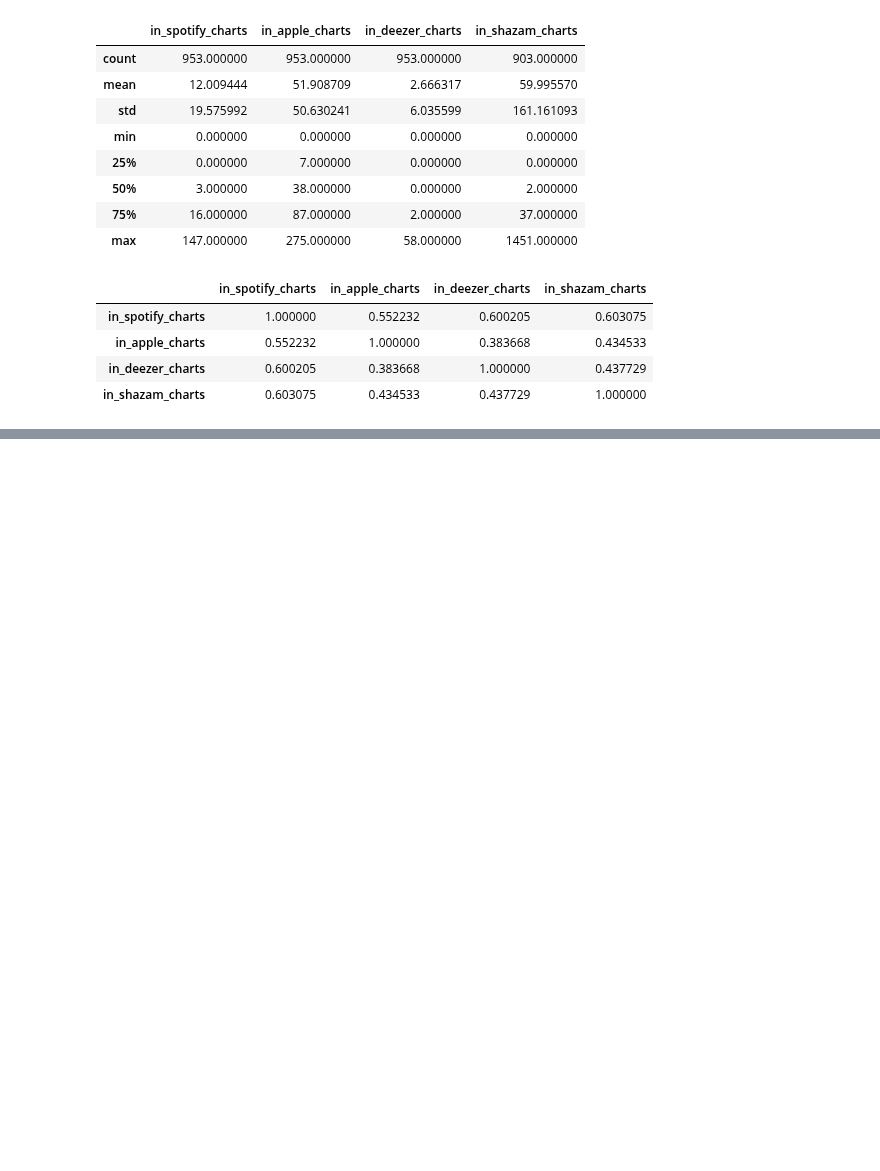
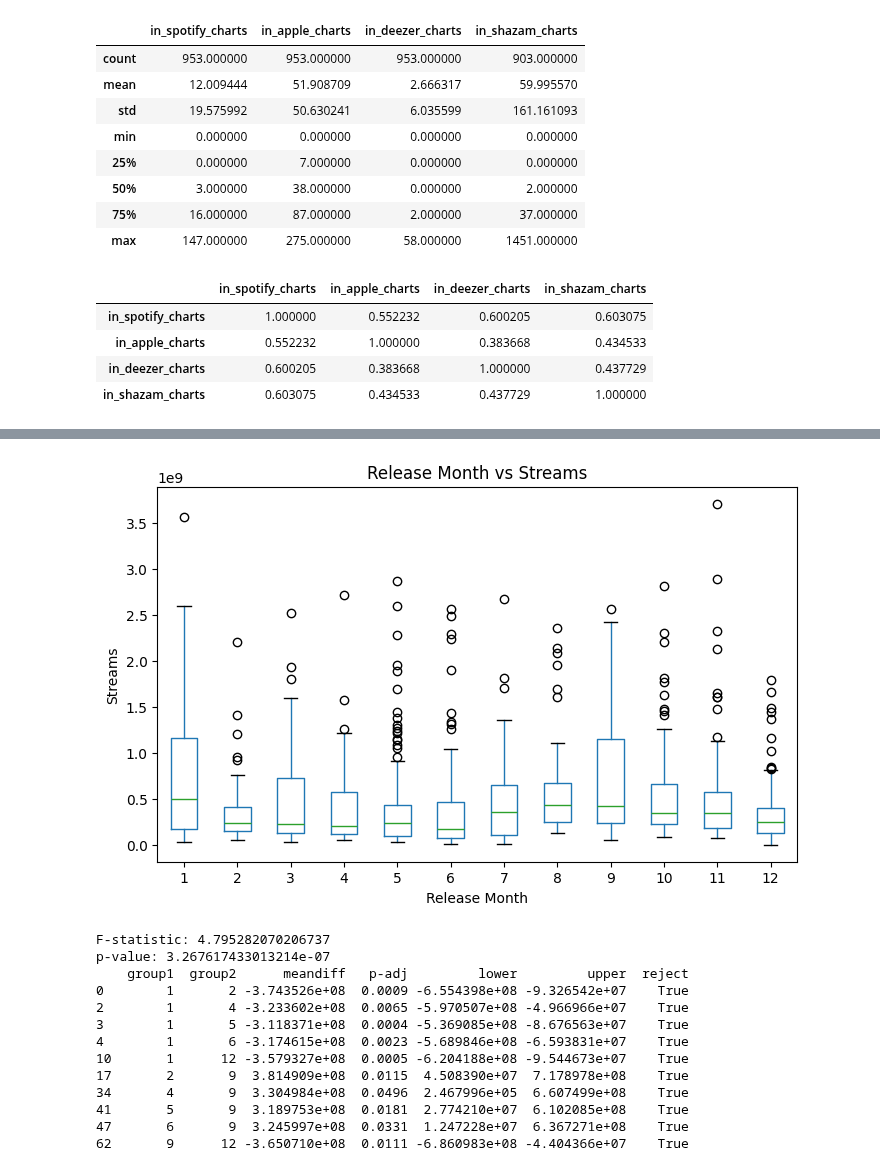
Before and after one commit to JoshuaHildebrand/CMSC320_Project, a Jupyter notebook: Project.ipynb, the cells around one changed output, grey strips where cells are left out. Cells and saved outputs as stored; diff of their text form; code cells hidden in the pictures; blank space fills up the shorter version.

```diff
--- a/Project.ipynb
+++ b/Project.ipynb
@@ -101,3 +114,55 @@ To best understand how the data in each music platform is related, the best stat
 The correlation reveals that all music platform's charts are positively related. The strongest relationship is a correlation of 0.603 between Spotify and Shazam. Whereas the weakest relationship is between Apple and Deezer with a correlation of 0.384.
 
 This insight these statistics show is that the count of songs in charts moves together across all platforms. If a song is in a high number of charts in one platform it is likely to be in a high number of charts in another platform.
+# %%
+df.dtypes
+df['streams'] = pd.to_numeric(df['streams'], errors='coerce')
+df.isnull().sum()
+# only 1 na value out of 953 for streams, so less than 5% so we should drop it
+df = df.dropna(subset = ['streams'])
+df['streams'] = df['streams'].astype(int)
+
+# Conclusion 2: Does a certain release month lead to more streams?
+# Plot release month and streams
+df.boxplot(column='streams', by='released_month', figsize=(8,5))
+plt.title("Release Month vs Streams")
+plt.suptitle("")  # removes the automatic pandas subtitle
+plt.xlabel("Release Month")
+plt.ylabel("Streams")
+plt.grid(False)
+plt.show()
+
+# Hypothesis Testing - using Anova
+groups = [group['streams'].values for name, group in df.groupby('released_month')]
+
+f_statistic, p_value = stats.f_oneway(*groups)
+print("F-statistic:", f_statistic)
+print("p-value:", p_value)
+
+# Post-Hoc test for Anova
+tukey_results = pairwise_tukeyhsd(
+    endog=df['streams'],
+    groups=df['released_month'],
+    alpha=0.05
+)
+tukey_df = pd.DataFrame(
+    data=tukey_results.summary().data[1:],
+    columns=tukey_results.summary().data[0]
+)
+significant_results = tukey_df[tukey_df['reject'] == True]
+print(significant_results)
+# %% [output]
+[figure, added]
+F-statistic: 4.795282070206737
+p-value: 3.267617433013214e-07
+    group1  group2      meandiff   p-adj         lower         upper  reject
+0        1       2 -3.743526e+08  0.0009 -6.554398e+08 -9.326542e+07    True
+2        1       4 -3.233602e+08  0.0065 -5.970507e+08 -4.966966e+07    True
+3        1       5 -3.118371e+08  0.0004 -5.369085e+08 -8.676563e+07    True
+4        1       6 -3.174615e+08  0.0023 -5.689846e+08 -6.593831e+07    True
+10       1      12 -3.579327e+08  0.0005 -6.204188e+08 -9.544673e+07    True
+17       2       9  3.814909e+08  0.0115  4.508390e+07  7.178978e+08    True
+34       4       9  3.304984e+08  0.0496  2.467996e+05  6.607499e+08    True
+41       5       9  3.189753e+08  0.0181  2.774210e+07  6.102085e+08    True
+47       6       9  3.245997e+08  0.0331  1.247228e+07  6.367271e+08    True
+62       9      12 -3.650710e+08  0.0111 -6.860983e+08 -4.404366e+07    True
```
Also changed, not shown: parts of 7 cells of this notebook.
